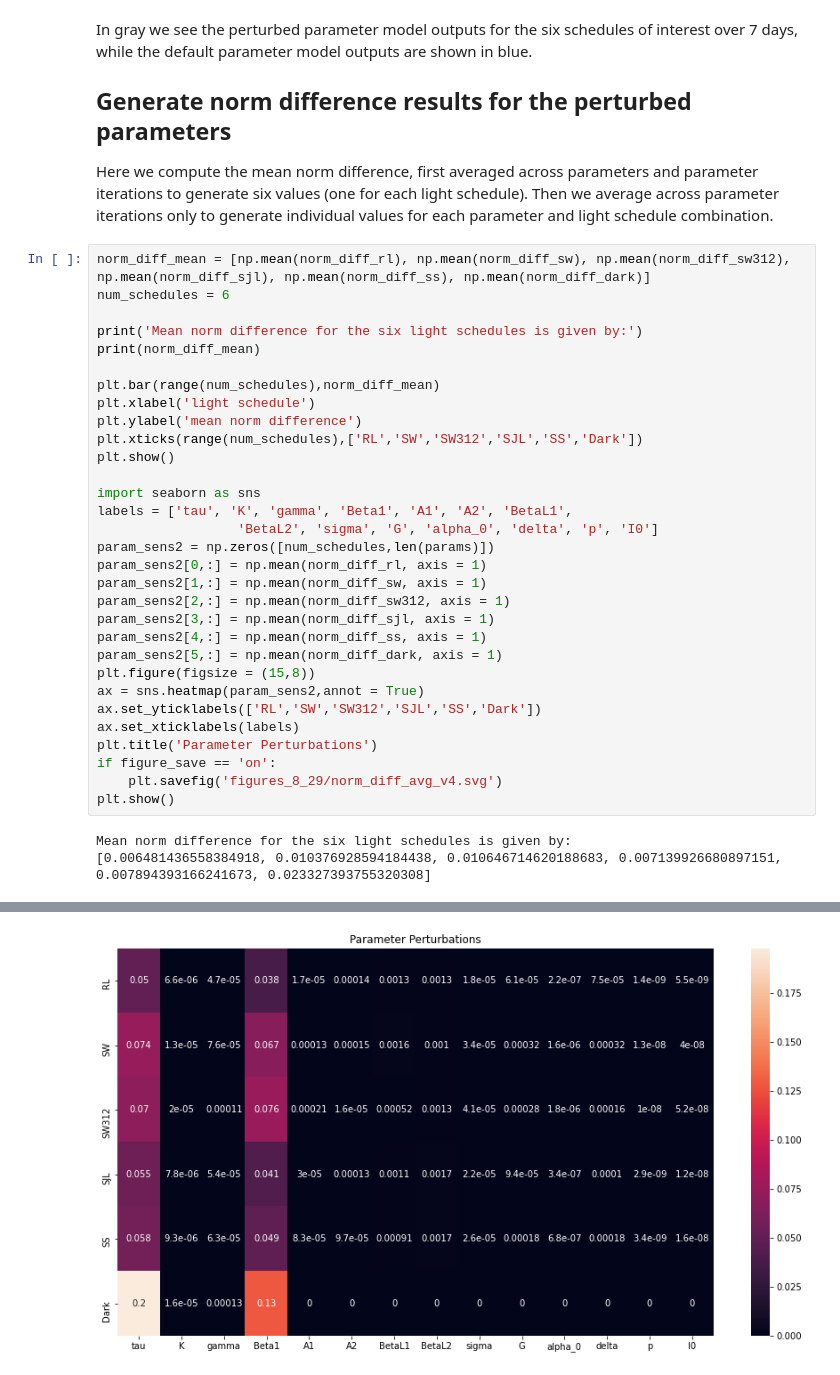
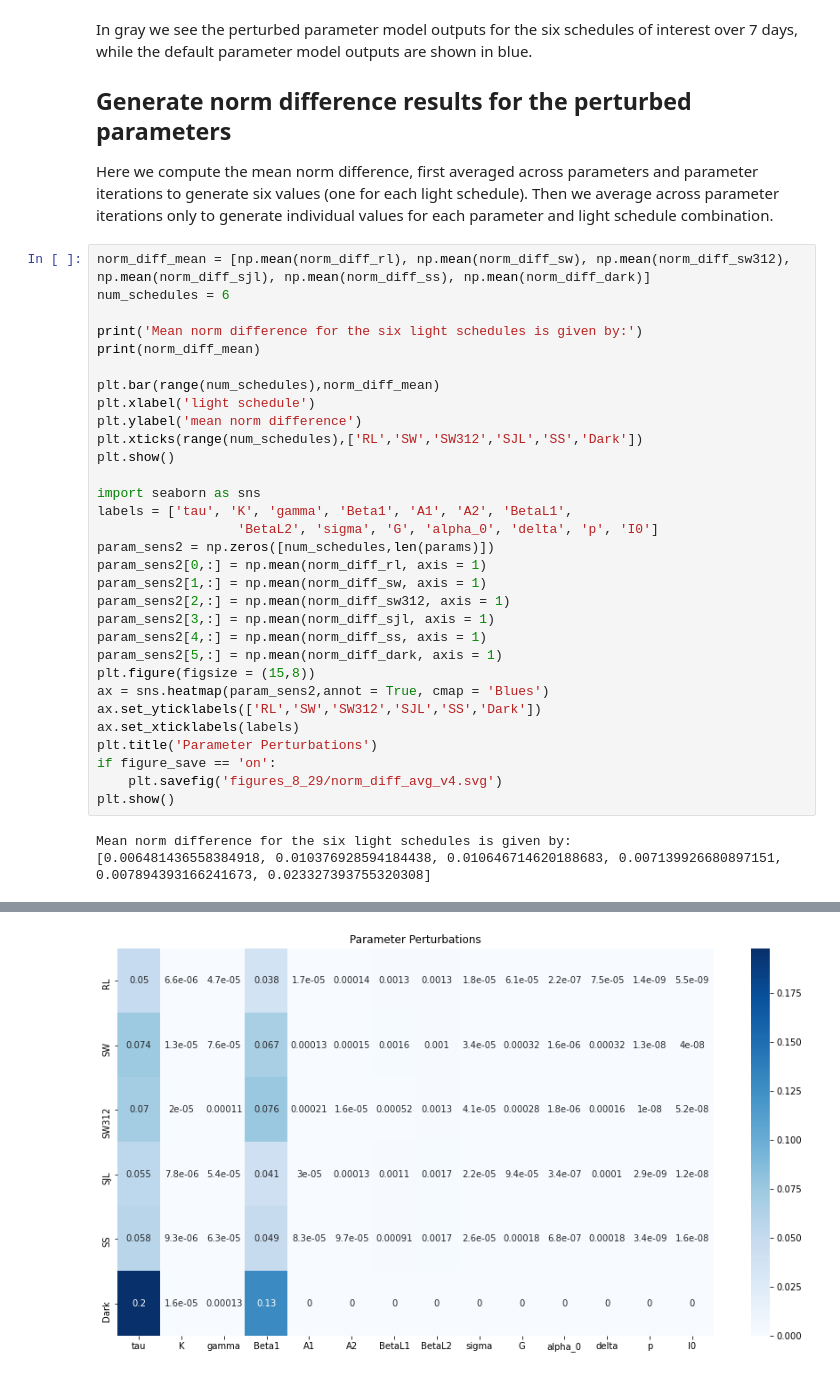
Before and after one commit to mayercl/sensitivity-analysis-, a Jupyter notebook: clean_figure3.ipynb, the cells around one changed output, grey strips where cells are left out. Drawn from its saved outputs; the diff is of its cells as text.

```diff
--- a/clean_figure3.ipynb
+++ b/clean_figure3.ipynb
@@ -184,35 +184,35 @@ num_schedules = 6
 print('Mean norm difference for the six light schedules is given by:')
 print(norm_diff_mean)
 
 plt.bar(range(num_schedules),norm_diff_mean)
 plt.xlabel('light schedule')
 plt.ylabel('mean norm difference')
 plt.xticks(range(num_schedules),['RL','SW','SW312','SJL','SS','Dark'])
 plt.show()
 
 import seaborn as sns
 labels = ['tau', 'K', 'gamma', 'Beta1', 'A1', 'A2', 'BetaL1',
                   'BetaL2', 'sigma', 'G', 'alpha_0', 'delta', 'p', 'I0']
 param_sens2 = np.zeros([num_schedules,len(params)])
 param_sens2[0,:] = np.mean(norm_diff_rl, axis = 1)
 param_sens2[1,:] = np.mean(norm_diff_sw, axis = 1)
 param_sens2[2,:] = np.mean(norm_diff_sw312, axis = 1)
 param_sens2[3,:] = np.mean(norm_diff_sjl, axis = 1)
 param_sens2[4,:] = np.mean(norm_diff_ss, axis = 1)
 param_sens2[5,:] = np.mean(norm_diff_dark, axis = 1)
 plt.figure(figsize = (15,8))
-ax = sns.heatmap(param_sens2,annot = True)
+ax = sns.heatmap(param_sens2,annot = True, cmap = 'Blues')
 ax.set_yticklabels(['RL','SW','SW312','SJL','SS','Dark'])
 ax.set_xticklabels(labels)
 plt.title('Parameter Perturbations')
 if figure_save == 'on':
     plt.savefig('figures_8_29/norm_diff_avg_v4.svg')
 plt.show()
 # %% [output]
 Mean norm difference for the six light schedules is given by:
 [0.006481436558384918, 0.010376928594184438, 0.010646714620188683, 0.007139926680897151, 0.007894393166241673, 0.023327393755320308]
 [figure]
-[figure, old version]
+[figure, new version]
 # %% [markdown]
 We see the mean norm difference results from one-at-a-time parameter perturbations plotted above. Interestingly, when these are averaged across parameter and parameter perturbations to generate one value for each light schedule, we see a very similar picture to the hessian-based approach in terms of overall sensitivity. Specifically, the constant darkness schedule is the most sensitive by far, followed by the shift work schedules, the slam shift schedule, the social jet lag schedule, and the regular light schedule.
 
```
Also changed, not shown: parts of 2 cells of this notebook, 2 other files.
